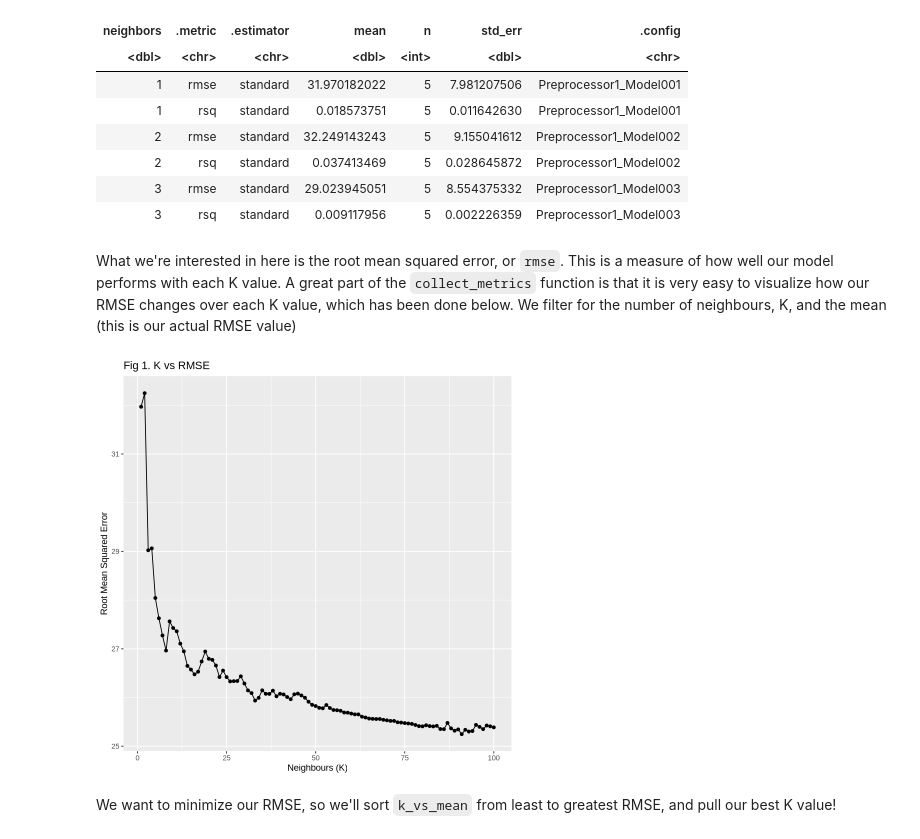
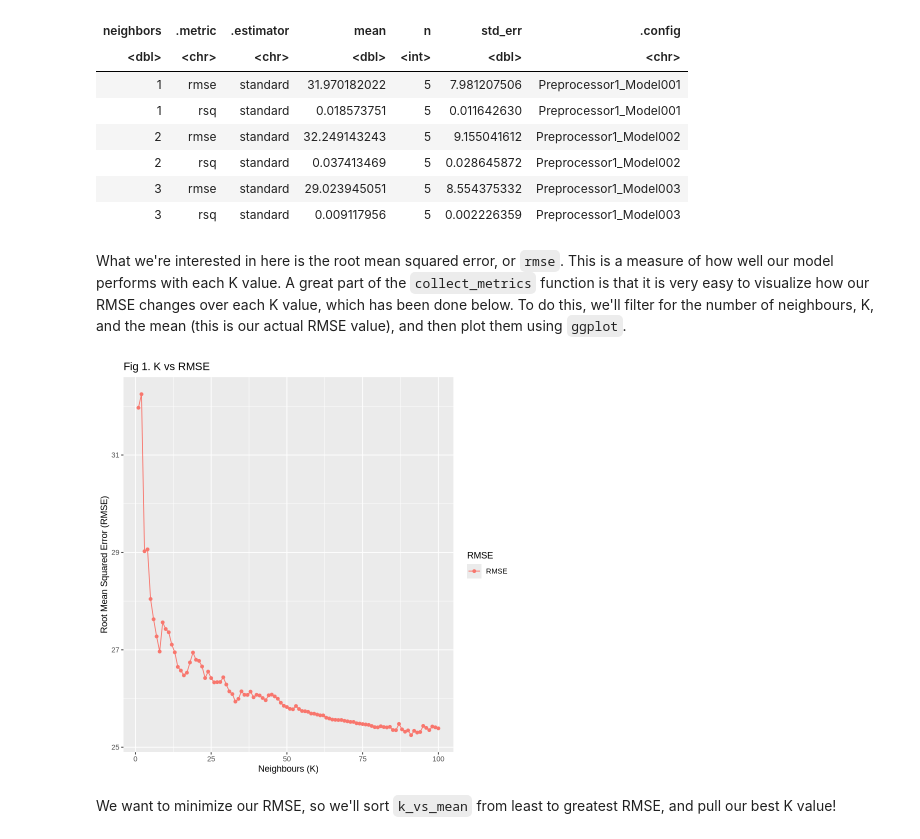
Before and after one commit to harris3315/dsci-100-project, a Jupyter notebook: main.ipynb, the cells around one changed output. Drawn from its saved outputs; the diff is of its cells as text; code cells hidden in the pictures.

Commit message:
Final touches, graph modifications

```diff
--- a/main.ipynb
+++ b/main.ipynb
@@ -208,19 +208,19 @@ A tibble: 6 × 7
 | 3 | rmse | standard | 29.023945051 | 5 | 8.554375332 | Preprocessor1_Model003 |
 | 3 | rsq | standard | 0.009117956 | 5 | 0.002226359 | Preprocessor1_Model003 |
 # %% [markdown]
-What we're interested in here is the root mean squared error, or `rmse`. This is a measure of how well our model performs with each K value. A great part of the `collect_metrics` function is that it is very easy to visualize how our RMSE changes over each K value, which has been done below. We filter for the number of neighbours, K, and the mean (this is our actual RMSE value)
+What we're interested in here is the root mean squared error, or `rmse`. This is a measure of how well our model performs with each K value. A great part of the `collect_metrics` function is that it is very easy to visualize how our RMSE changes over each K value, which has been done below. To do this, we'll filter for the number of neighbours, K, and the mean (this is our actual RMSE value), and then plot them using `ggplot`.
 # %%
 k_vs_mean <- ps_results |>
     filter(.metric == "rmse") |>
     select(neighbors, mean)
 k_vs_mean_plot <- k_vs_mean |>
-    ggplot(aes(x = neighbors, y = mean)) +
+    ggplot(aes(x = neighbors, y = mean, color = "RMSE")) +
     geom_point() +
     geom_line() +
-    labs(x = "Neighbours (K)", y = "Root Mean Squared Error", title = "Fig 1. K vs RMSE")
+    labs(x = "Neighbours (K)", y = "Root Mean Squared Error (RMSE)", title = "Fig 1. K vs RMSE", color = "RMSE")
 k_vs_mean_plot
 # %% [output]
-[figure, old version]
+[figure, new version]
 # %% [markdown]
 We want to minimize our RMSE, so we'll sort `k_vs_mean` from least to greatest RMSE, and pull our best K value!
 # %%
```
Also changed, not shown: parts of 2 cells of this notebook.
